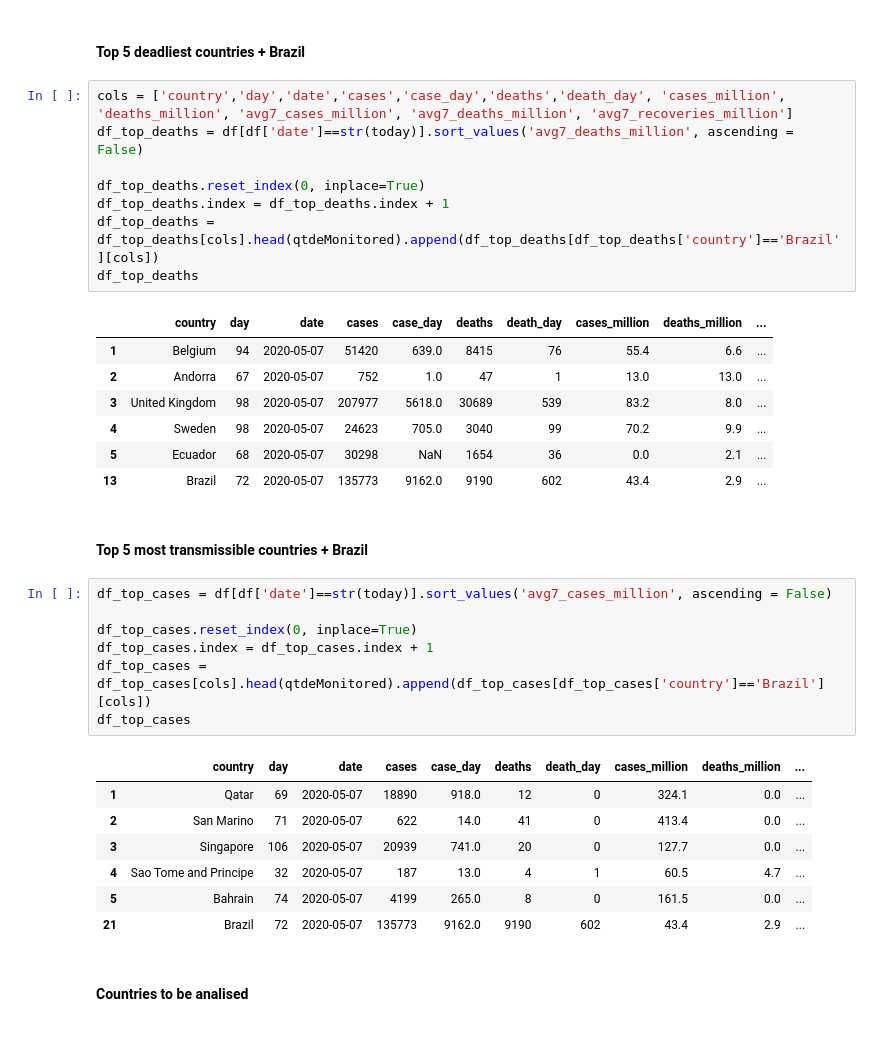
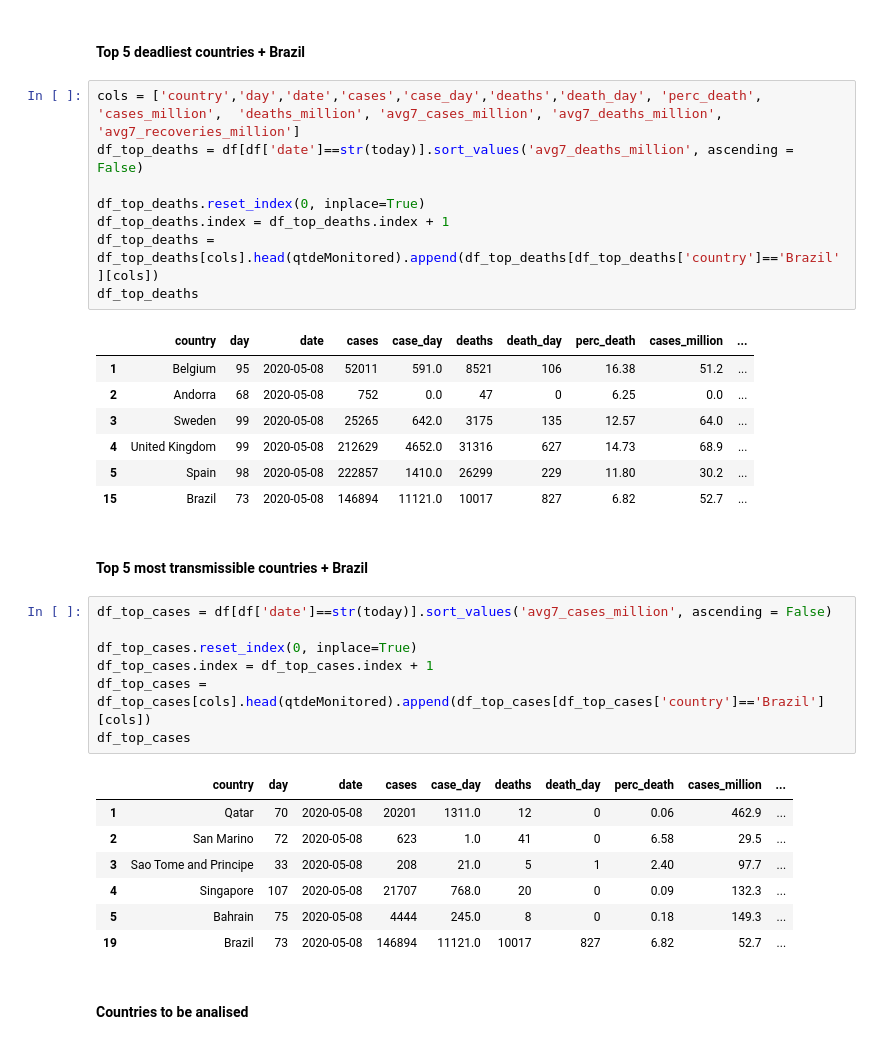
Before and after one commit to rafaelcastellar/coronavirus, a Jupyter notebook: notebooks/analysis.ipynb, the cells around one changed output. Cells and saved outputs as stored; diff of their text form.

```diff
--- a/notebooks/analysis.ipynb
+++ b/notebooks/analysis.ipynb
@@ -50,21 +50,21 @@ array(['Afghanistan', 'Albania', 'Algeria', 'Andorra', 'Angola',
 # %% [markdown]
 #### Top 5 deadliest countries + Brazil
 # %%
-cols = ['country','day','date','cases','case_day','deaths','death_day', 'cases_million',  'deaths_million', 'avg7_cases_million', 'avg7_deaths_million', 'avg7_recoveries_million']
+cols = ['country','day','date','cases','case_day','deaths','death_day', 'perc_death', 'cases_million',  'deaths_million', 'avg7_cases_million', 'avg7_deaths_million', 'avg7_recoveries_million']
 df_top_deaths = df[df['date']==str(today)].sort_values('avg7_deaths_million', ascending = False)
 
 df_top_deaths.reset_index(0, inplace=True)
 df_top_deaths.index = df_top_deaths.index + 1
 df_top_deaths = df_top_deaths[cols].head(qtdeMonitored).append(df_top_deaths[df_top_deaths['country']=='Brazil'][cols])
 df_top_deaths
 # %% [output]
-|  | country | day | date | cases | case_day | deaths | death_day | cases_million | deaths_million | ... |
-| 1 | Belgium | 94 | 2020-05-07 | 51420 | 639.0 | 8415 | 76 | 55.4 | 6.6 | ... |
-| 2 | Andorra | 67 | 2020-05-07 | 752 | 1.0 | 47 | 1 | 13.0 | 13.0 | ... |
-| 3 | United Kingdom | 98 | 2020-05-07 | 207977 | 5618.0 | 30689 | 539 | 83.2 | 8.0 | ... |
-| 4 | Sweden | 98 | 2020-05-07 | 24623 | 705.0 | 3040 | 99 | 70.2 | 9.9 | ... |
-| 5 | Ecuador | 68 | 2020-05-07 | 30298 | NaN | 1654 | 36 | 0.0 | 2.1 | ... |
-| 13 | Brazil | 72 | 2020-05-07 | 135773 | 9162.0 | 9190 | 602 | 43.4 | 2.9 | ... |
+|  | country | day | date | cases | case_day | deaths | death_day | perc_death | cases_million | ... |
+| 1 | Belgium | 95 | 2020-05-08 | 52011 | 591.0 | 8521 | 106 | 16.38 | 51.2 | ... |
+| 2 | Andorra | 68 | 2020-05-08 | 752 | 0.0 | 47 | 0 | 6.25 | 0.0 | ... |
+| 3 | Sweden | 99 | 2020-05-08 | 25265 | 642.0 | 3175 | 135 | 12.57 | 64.0 | ... |
+| 4 | United Kingdom | 99 | 2020-05-08 | 212629 | 4652.0 | 31316 | 627 | 14.73 | 68.9 | ... |
+| 5 | Spain | 98 | 2020-05-08 | 222857 | 1410.0 | 26299 | 229 | 11.80 | 30.2 | ... |
+| 15 | Brazil | 73 | 2020-05-08 | 146894 | 11121.0 | 10017 | 827 | 6.82 | 52.7 | ... |
 # %% [markdown]
 #### Top 5 most transmissible countries + Brazil
 # %%
@@ -75,13 +75,13 @@ df_top_cases.index = df_top_cases.index + 1
 df_top_cases = df_top_cases[cols].head(qtdeMonitored).append(df_top_cases[df_top_cases['country']=='Brazil'][cols])
 df_top_cases
 # %% [output]
-|  | country | day | date | cases | case_day | deaths | death_day | cases_million | deaths_million | ... |
-| 1 | Qatar | 69 | 2020-05-07 | 18890 | 918.0 | 12 | 0 | 324.1 | 0.0 | ... |
-| 2 | San Marino | 71 | 2020-05-07 | 622 | 14.0 | 41 | 0 | 413.4 | 0.0 | ... |
-| 3 | Singapore | 106 | 2020-05-07 | 20939 | 741.0 | 20 | 0 | 127.7 | 0.0 | ... |
-| 4 | Sao Tome and Principe | 32 | 2020-05-07 | 187 | 13.0 | 4 | 1 | 60.5 | 4.7 | ... |
-| 5 | Bahrain | 74 | 2020-05-07 | 4199 | 265.0 | 8 | 0 | 161.5 | 0.0 | ... |
-| 21 | Brazil | 72 | 2020-05-07 | 135773 | 9162.0 | 9190 | 602 | 43.4 | 2.9 | ... |
+|  | country | day | date | cases | case_day | deaths | death_day | perc_death | cases_million | ... |
+| 1 | Qatar | 70 | 2020-05-08 | 20201 | 1311.0 | 12 | 0 | 0.06 | 462.9 | ... |
+| 2 | San Marino | 72 | 2020-05-08 | 623 | 1.0 | 41 | 0 | 6.58 | 29.5 | ... |
+| 3 | Sao Tome and Principe | 33 | 2020-05-08 | 208 | 21.0 | 5 | 1 | 2.40 | 97.7 | ... |
+| 4 | Singapore | 107 | 2020-05-08 | 21707 | 768.0 | 20 | 0 | 0.09 | 132.3 | ... |
+| 5 | Bahrain | 75 | 2020-05-08 | 4444 | 245.0 | 8 | 0 | 0.18 | 149.3 | ... |
+| 19 | Brazil | 73 | 2020-05-08 | 146894 | 11121.0 | 10017 | 827 | 6.82 | 52.7 | ... |
 # %% [markdown]
 #### Countries to be analised
 # %%
```
Also changed, not shown: parts of 6 cells of this notebook, 24 other files.
